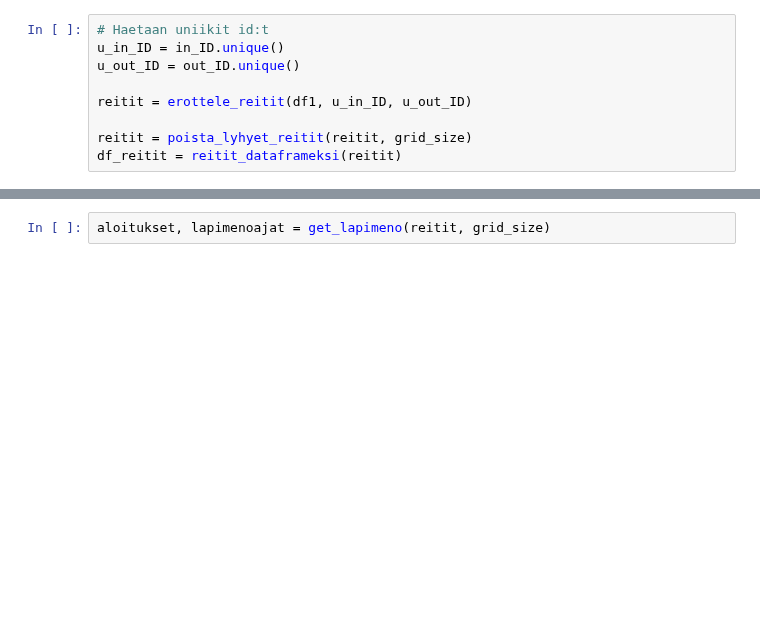
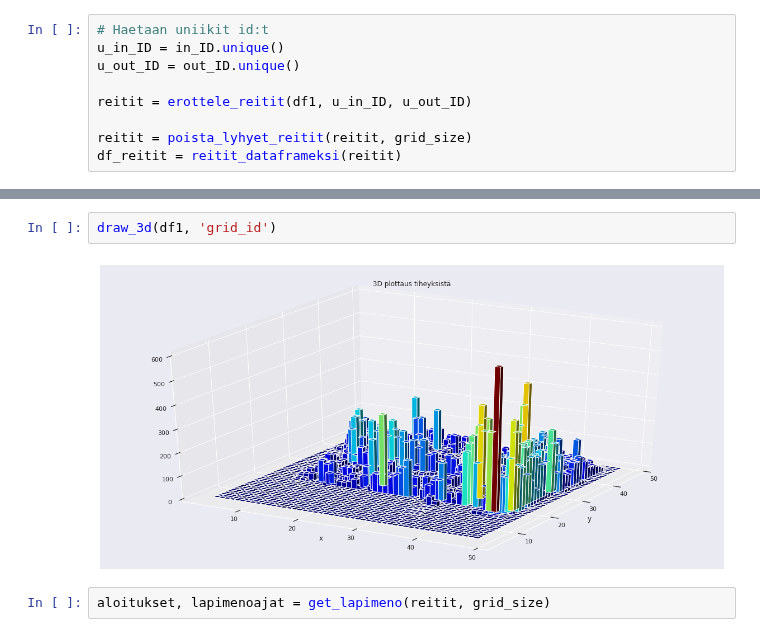
Before and after one commit to Erik-Eki/Project-2-machine-learning-applications, a Jupyter notebook: main2.ipynb, the cells around one changed output, grey strips where cells are left out. Drawn from its saved outputs; the diff is of its cells as text; blank space fills up the shorter version.

```diff
--- a/main2.ipynb
+++ b/main2.ipynb
@@ -233,3 +208,7 @@ plot_all_routes(df_reitit, grid_size)
+# %%
+draw_3d(df1, 'grid_id')
+# %% [output]
+[figure, added]
 # %%
 aloitukset, lapimenoajat = get_lapimeno(reitit, grid_size)
 # %%
```
Also changed, not shown: parts of 13 cells of this notebook.
